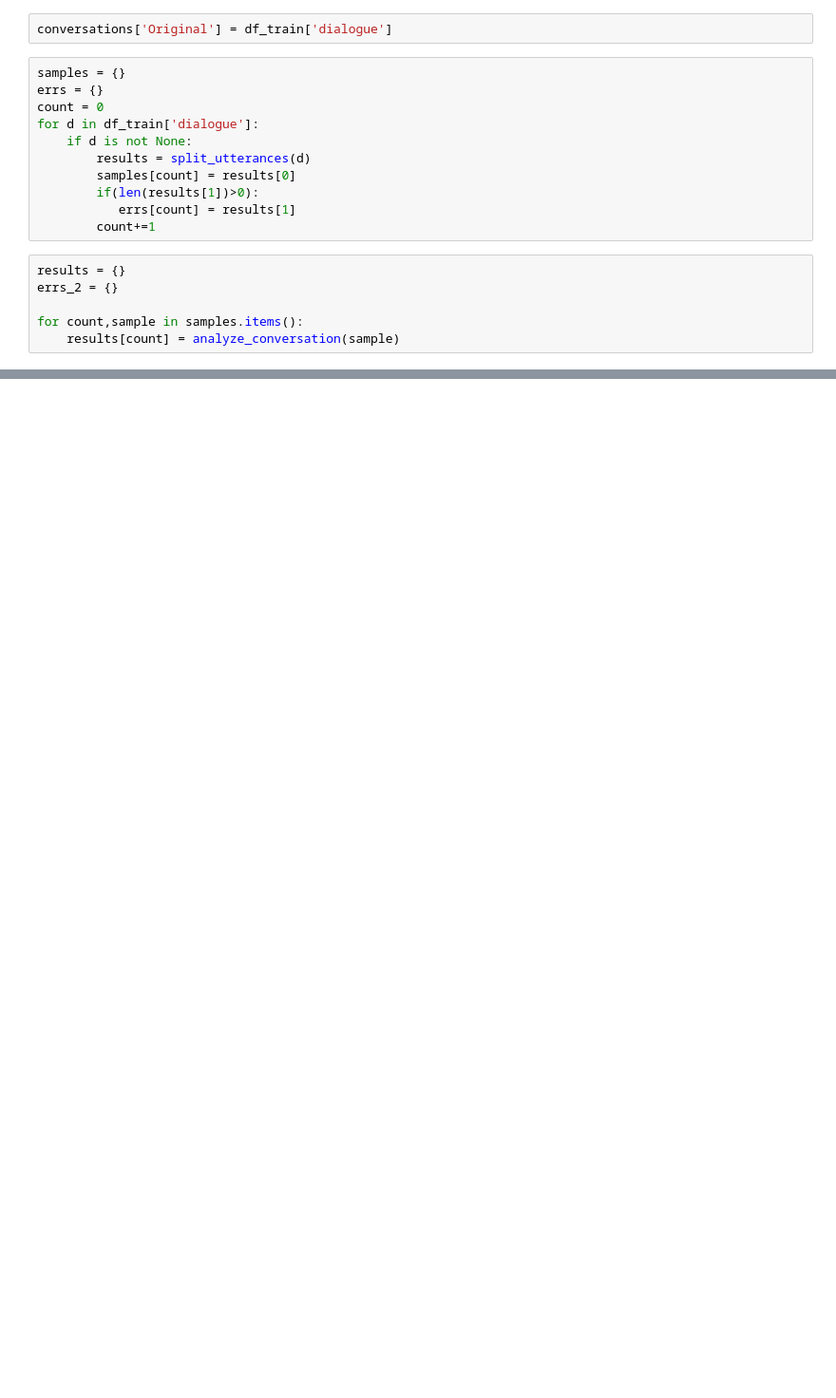
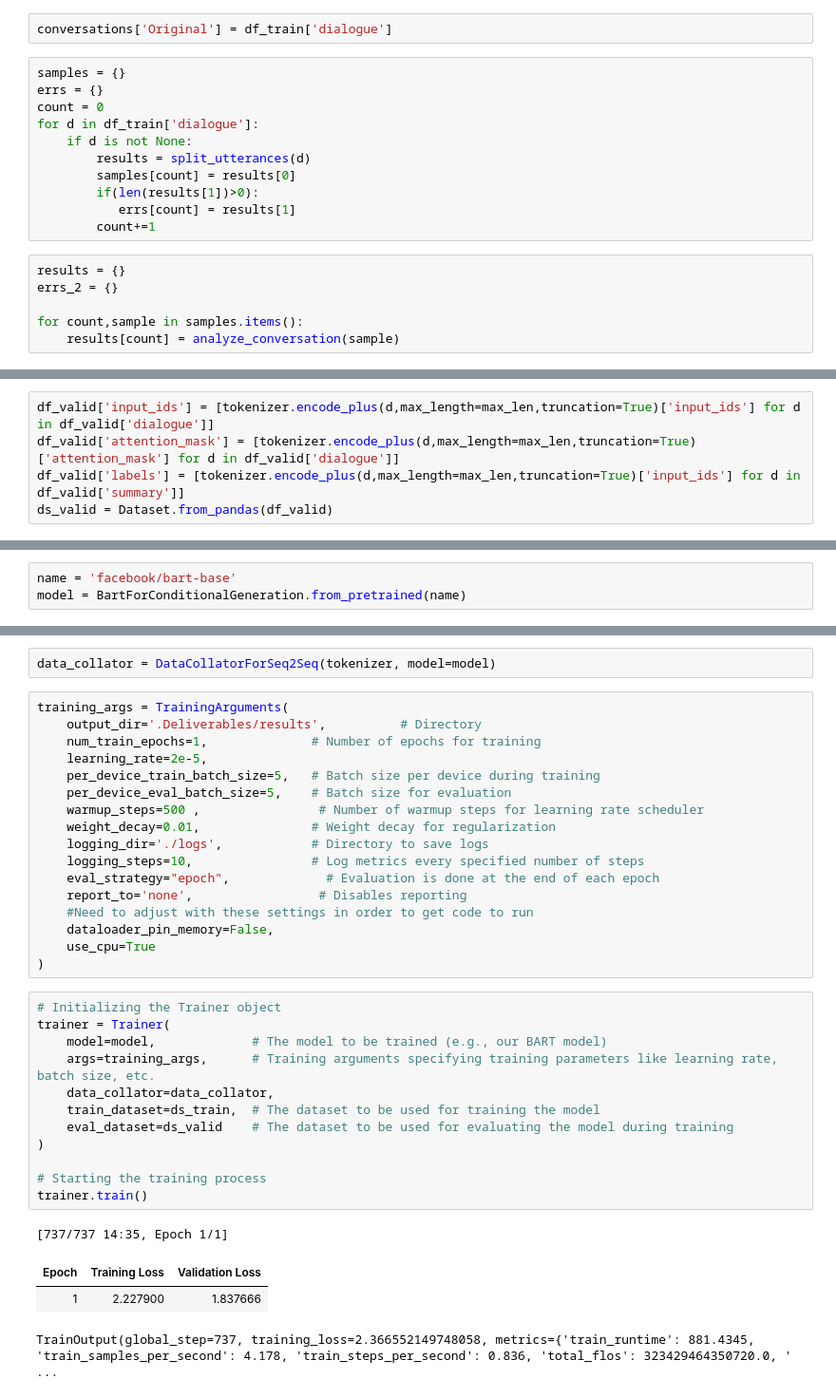
Before and after one commit to gpo2105/Capstone-3, a Jupyter notebook: draft.ipynb, the cells around one changed output, grey strips where cells are left out. Shown at 95% size. Cells and saved outputs as stored; diff of their text form; blank space fills up the shorter version.

```diff
--- a/draft.ipynb
+++ b/draft.ipynb
@@ -171,0 +281,5 @@ Dataset({
+# %%
+df_valid['input_ids'] = [tokenizer.encode_plus(d,max_length=max_len,truncation=True)['input_ids'] for d in df_valid['dialogue']]
+df_valid['attention_mask'] = [tokenizer.encode_plus(d,max_length=max_len,truncation=True)['attention_mask'] for d in df_valid['dialogue']]
+df_valid['labels'] = [tokenizer.encode_plus(d,max_length=max_len,truncation=True)['input_ids'] for d in df_valid['summary']]
+ds_valid = Dataset.from_pandas(df_valid)
@@ -171,0 +307,3 @@ Dataset({
+# %%
+name = 'facebook/bart-base'
+model = BartForConditionalGeneration.from_pretrained(name)
@@ -171,0 +330,36 @@ Dataset({
+# %%
+data_collator = DataCollatorForSeq2Seq(tokenizer, model=model)
+# %%
+training_args = TrainingArguments(
+    output_dir='.Deliverables/results',          # Directory
+    num_train_epochs=1,              # Number of epochs for training
+    learning_rate=2e-5,
+    per_device_train_batch_size=5,   # Batch size per device during training
+    per_device_eval_batch_size=5,    # Batch size for evaluation
+    warmup_steps=500 ,                # Number of warmup steps for learning rate scheduler
+    weight_decay=0.01,               # Weight decay for regularization
+    logging_dir='./logs',            # Directory to save logs
+    logging_steps=10,                # Log metrics every specified number of steps
+    eval_strategy="epoch",             # Evaluation is done at the end of each epoch
+    report_to='none',                 # Disables reporting
+    #Need to adjust with these settings in order to get code to run
+    dataloader_pin_memory=False,
+    use_cpu=True
+)
+# %%
+# Initializing the Trainer object
+trainer = Trainer(
+    model=model,             # The model to be trained (e.g., our BART model)
+    args=training_args,      # Training arguments specifying training parameters like learning rate, batch size, etc.
+    data_collator=data_collator,
+    train_dataset=ds_train,  # The dataset to be used for training the model
+    eval_dataset=ds_valid    # The dataset to be used for evaluating the model during training
+)
+
+# Starting the training process
+trainer.train()
+# %% [output]
+[737/737 14:35, Epoch 1/1]
+| Epoch | Training Loss | Validation Loss |
+| 1 | 2.227900 | 1.837666 |
+TrainOutput(global_step=737, training_loss=2.366552149748058, metrics={'train_runtime': 881.4345, 'train_samples_per_second': 4.178, 'train_steps_per_second': 0.836, 'total_flos': 323429464350720.0, ' ...
```
Also changed, not shown: parts of 48 cells of this notebook, 18 other files.
